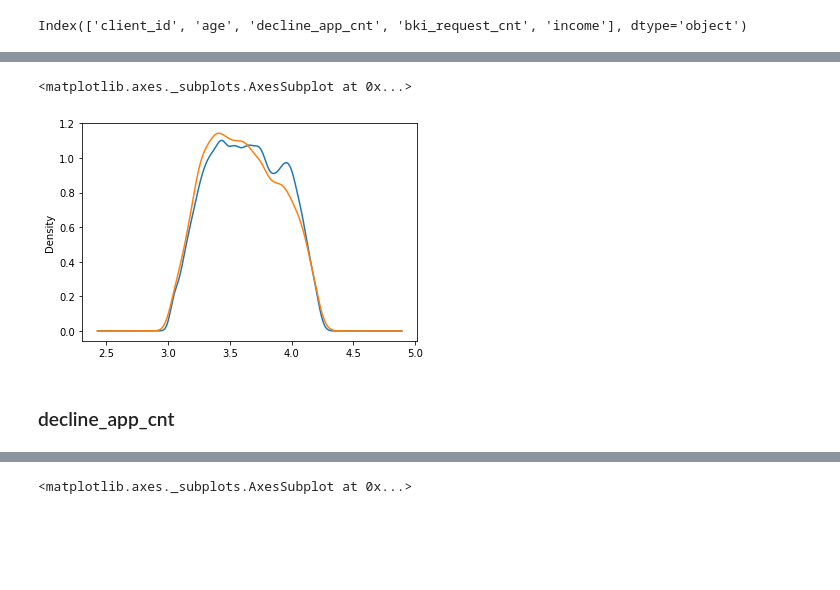
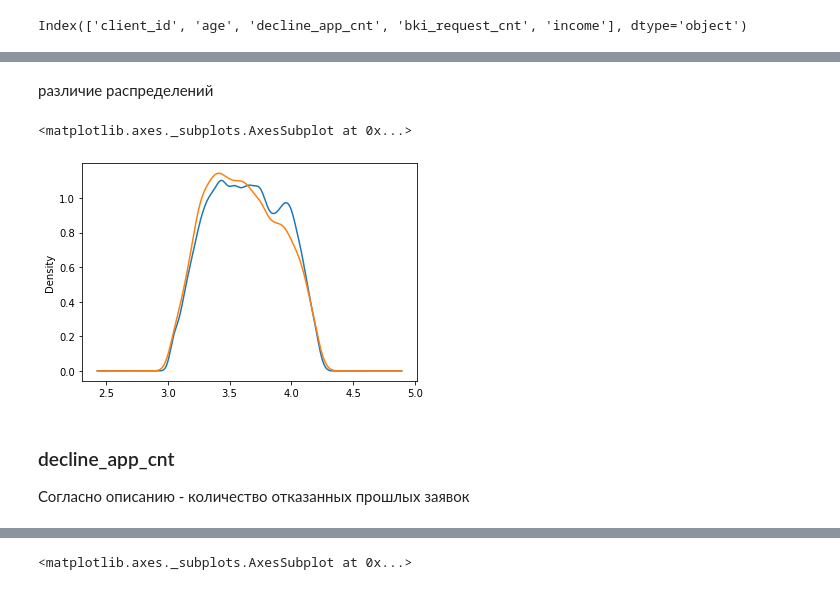
Before and after one commit to Urusut/IvanovDmitryV, a Jupyter notebook: Unit_5/Project_4_draft.ipynb, the cells around one changed output, grey strips where cells are left out. Drawn from its saved outputs; the diff is of its cells as text; code cells hidden in the pictures; blank space fills up the shorter version.

```diff
--- a/Unit_5/Project_4_draft.ipynb
+++ b/Unit_5/Project_4_draft.ipynb
@@ -150,10 +156,13 @@ np.log(data.age).plot.density(); np.log(data.age).plot.hist(density=True,alpha =
+# %% [markdown]
+различие распределений
 # %%
-np.log(data[neg_ind].age).plot.density()
-np.log(data[pos_ind].age).plot.density()
+np.log(data[neg_mask].age).plot.density()
+np.log(data[pos_mask].age).plot.density()
 # %% [output]
 <matplotlib.axes._subplots.AxesSubplot at 0x...>
-[figure, old version]
+[figure, new version]
-# %% [markdown]
-### decline_app_cnt
+# %% [markdown]
+### decline_app_cnt
+Согласно описанию - количество отказанных прошлых заявок
 # %%
 n_bins = data.decline_app_cnt.max() - data.decline_app_cnt.min()
```
Also changed, not shown: parts of 14 cells of this notebook.
